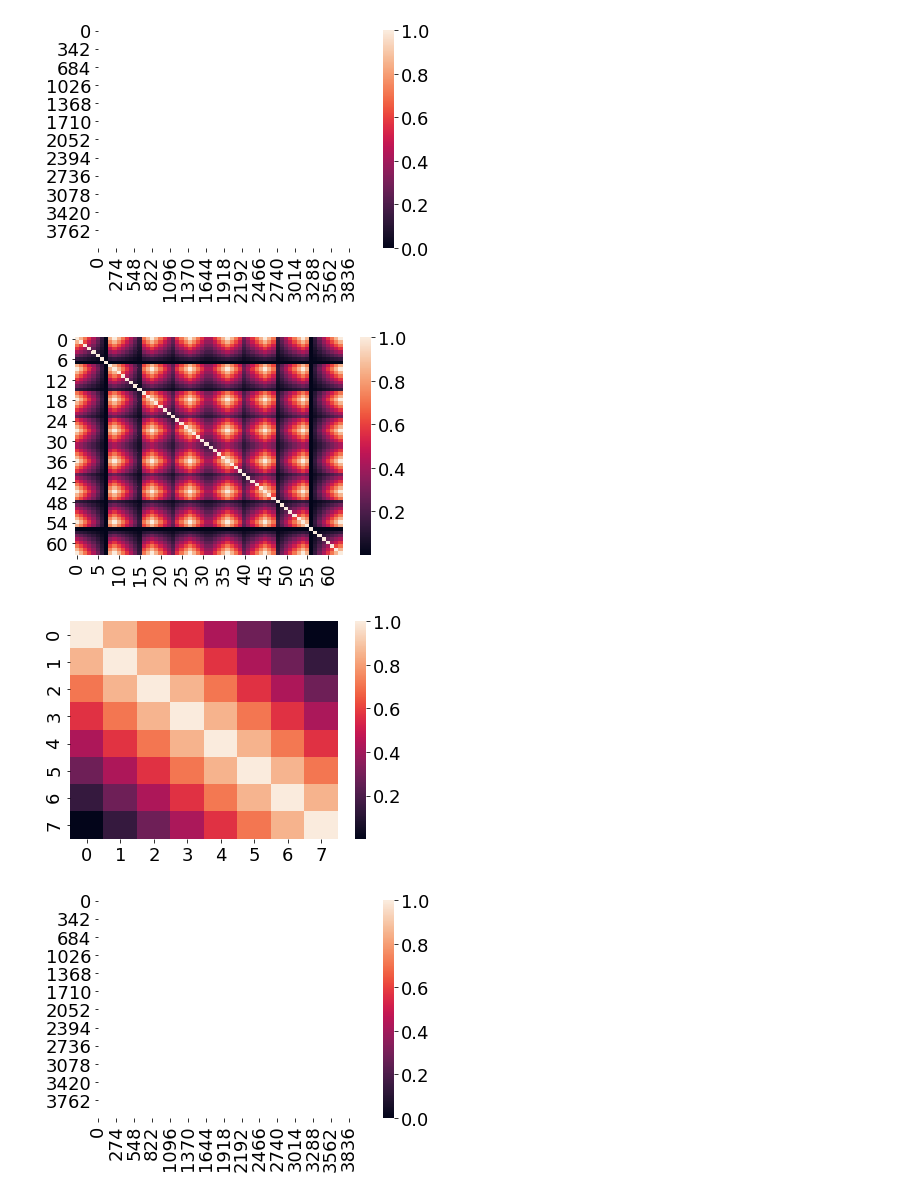
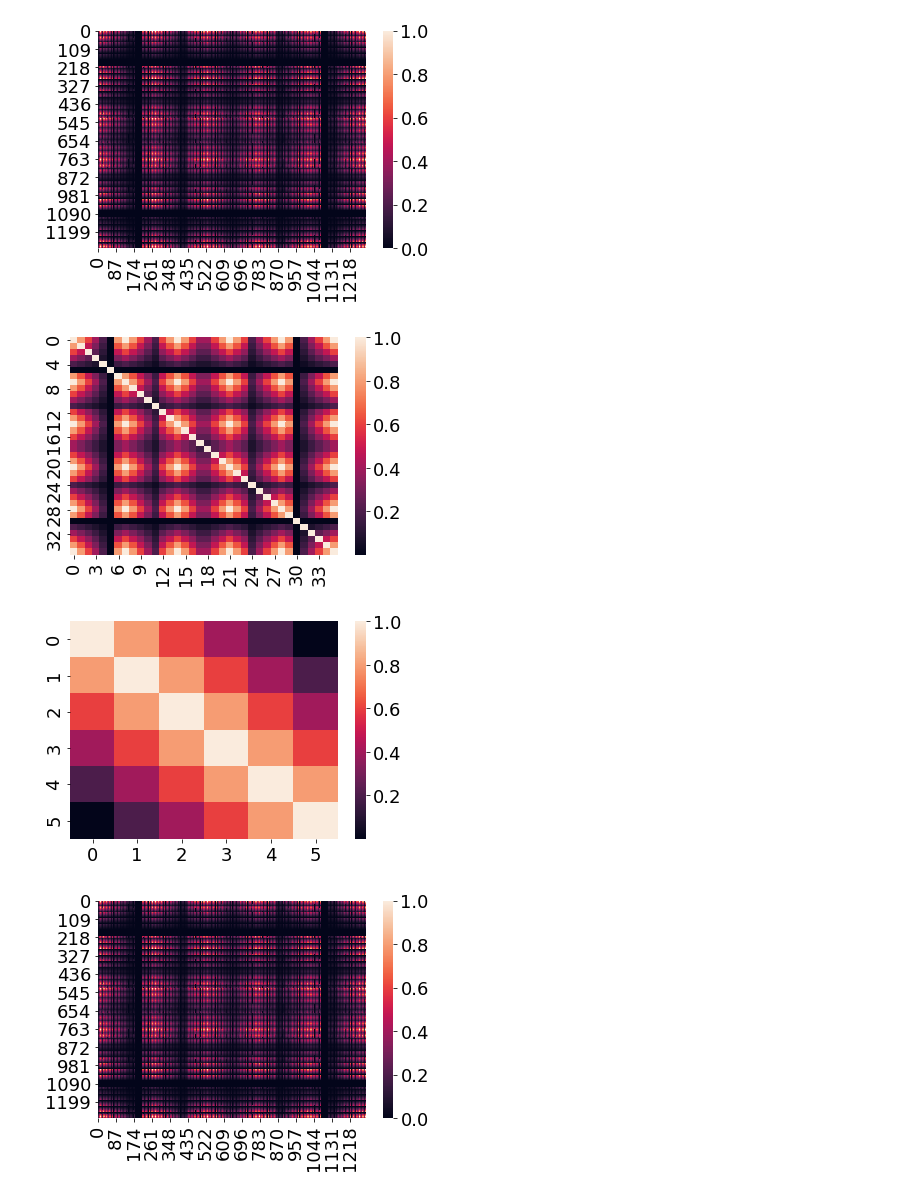
Before and after one commit to ContextLab/timecorr-paper, a Jupyter notebook: code/notebooks/timecorr_higher_order.ipynb, the cells around one changed output. Cells and saved outputs as stored; diff of their text form; code cells hidden in the pictures.

```diff
--- a/code/notebooks/timecorr_higher_order.ipynb
+++ b/code/notebooks/timecorr_higher_order.ipynb
@@ -66,8 +74,8 @@ def kron_time(mat_corr1, mat_corr2, T, K, kroned=True):
 
     return Y, truth_k
 # %%
-T = 100
-K =8
+T = 30
+K = 6
 # %%
 data1, toe_corr1 = toeplitz_dataset(K, T)
 data2, toe_corr2 = toeplitz_dataset(K, T)
@@ -86,33 +94,33 @@ sns.heatmap(mat_toe_corr_1[:, :, 20])
 # %%
-for t in [30, 50]:
+for t in [10, 15]:
 
     k_1 = np.dot(np.atleast_2d(mat_toe_corr_1[:, :, t].ravel()).T, np.atleast_2d(mat_toe_corr_2[:, :, t].ravel()))
     k_2 = np.dot(np.atleast_2d(mat_toe_corr_3[:, :, t].ravel()).T, np.atleast_2d(mat_toe_corr_4[:, :, t].ravel()))
 
     k = np.dot(np.atleast_2d(k_1.ravel()).T, np.atleast_2d(k_2.ravel()))
     sns.heatmap(k)
     plt.show()
     plt.clf()
     k_mat_1 = np.random.multivariate_normal(mean=np.zeros([k.shape[0]]), cov=k).reshape((K*K, K*K))
 
     k_t = np.abs(k_mat_1)
     k_mat = (k_t + k_t.T)
     k_mat /= np.max(np.abs(k_mat))
     np.fill_diagonal(k_mat, 1.)
     sns.heatmap(k_mat)
     plt.show()
     plt.clf()
 
     k_mat_2 = np.random.multivariate_normal(mean=np.zeros([k_mat_1.shape[0]]), cov=k_mat_1).reshape((K, K))
     k_t = np.abs(k_mat_2)
     k_mat = (k_t + k_t.T)
     k_mat /= np.max(np.abs(k_mat))
     np.fill_diagonal(k_mat, 1.)
     sns.heatmap(k_mat)
     plt.show()
     plt.clf()
 # %% [output]
-[figure, old version]
+[figure, new version]
-[figure, old version]
+[figure, new version]
-[figure, old version]
+[figure, new version]
-[figure, old version]
+[figure, new version]
```
Also changed, not shown: parts of 41 cells of this notebook, 1 other file.
